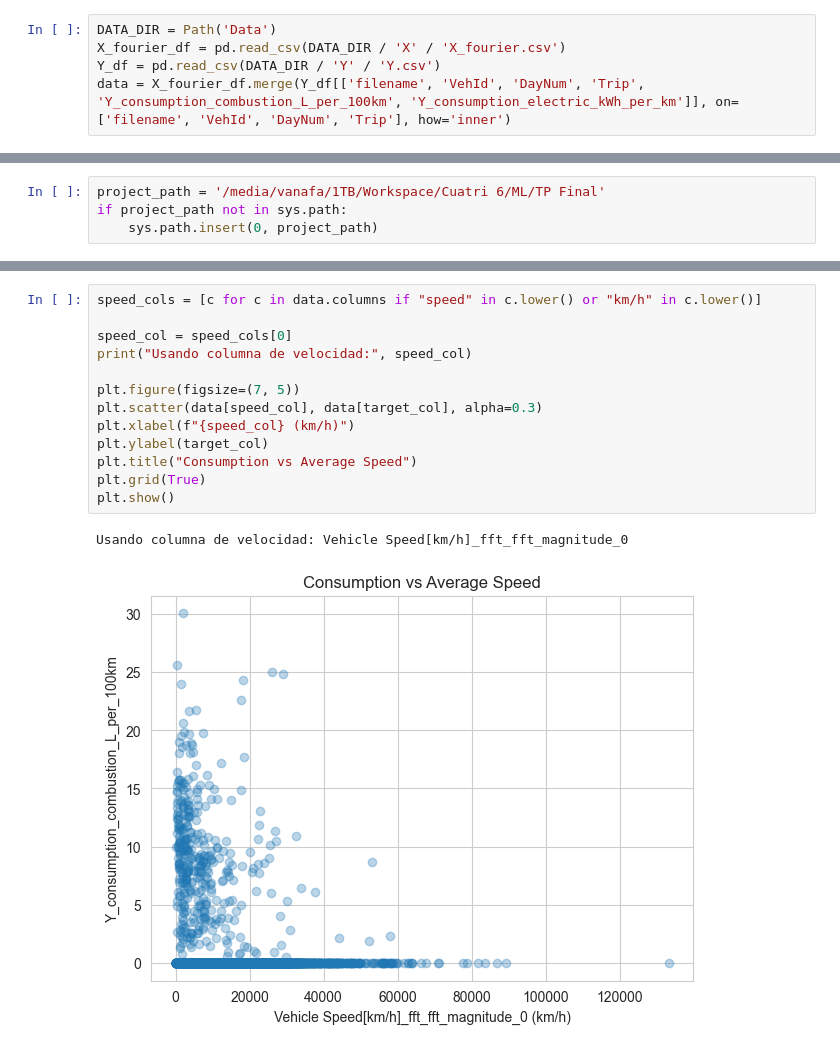
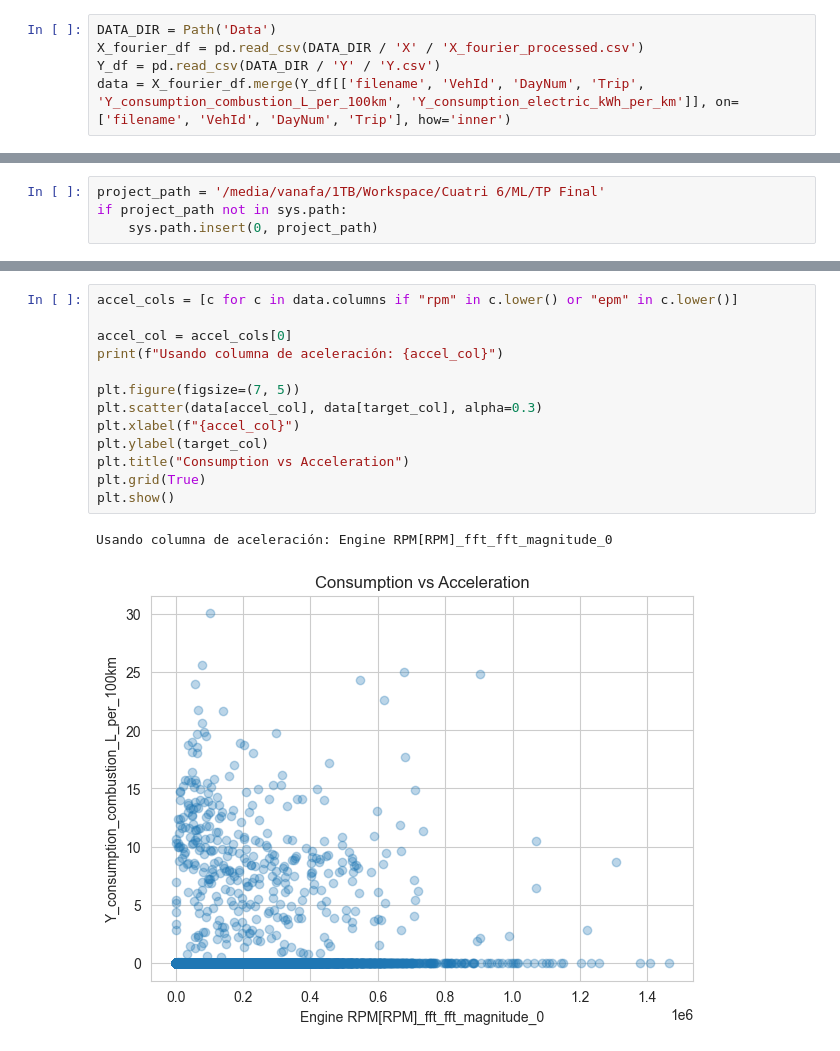
Before and after one commit to joaco1212004/VED-TPF-ML-Fadel-DiCola, a Jupyter notebook: 3model_run_Fourier_csv.ipynb, the cells around one changed output, grey strips where cells are left out. Drawn from its saved outputs; the diff is of its cells as text.

```diff
--- a/3model_run_Fourier_csv.ipynb
+++ b/3model_run_Fourier_csv.ipynb
@@ -22,7 +22,7 @@ from src.evaluation import ModelComparator
 from src.feature_importance import FeatureImportanceAnalyzer
 # %%
 DATA_DIR = Path('Data')
-X_fourier_df = pd.read_csv(DATA_DIR / 'X' / 'X_fourier.csv')
+X_fourier_df = pd.read_csv(DATA_DIR / 'X' / 'X_fourier_processed.csv')
 Y_df = pd.read_csv(DATA_DIR / 'Y' / 'Y.csv')
 data = X_fourier_df.merge(Y_df[['filename', 'VehId', 'DayNum', 'Trip', 'Y_consumption_combustion_L_per_100km', 'Y_consumption_electric_kWh_per_km']], on=['filename', 'VehId', 'DayNum', 'Trip'], how='inner')
 # %%
@@ -439,19 +466,19 @@ plt.show()
 # %%
-speed_cols = [c for c in data.columns if "speed" in c.lower() or "km/h" in c.lower()]
+accel_cols = [c for c in data.columns if "rpm" in c.lower() or "epm" in c.lower()]
 
-speed_col = speed_cols[0]
-print("Usando columna de velocidad:", speed_col)
+accel_col = accel_cols[0]
+print(f"Usando columna de aceleración: {accel_col}")
 
 plt.figure(figsize=(7, 5))
-plt.scatter(data[speed_col], data[target_col], alpha=0.3)
-plt.xlabel(f"{speed_col} (km/h)")
+plt.scatter(data[accel_col], data[target_col], alpha=0.3)
+plt.xlabel(f"{accel_col}")
 plt.ylabel(target_col)
-plt.title("Consumption vs Average Speed")
+plt.title("Consumption vs Acceleration")
 plt.grid(True)
 plt.show()
 # %% [output]
-Usando columna de velocidad: Vehicle Speed[km/h]_fft_fft_magnitude_0
+Usando columna de aceleración: Engine RPM[RPM]_fft_fft_magnitude_0
-[figure, old version]
+[figure, new version]
 # %%
 from sklearn.inspection import permutation_importance
 
```
Also changed, not shown: parts of 11 cells of this notebook, 43 other files.
